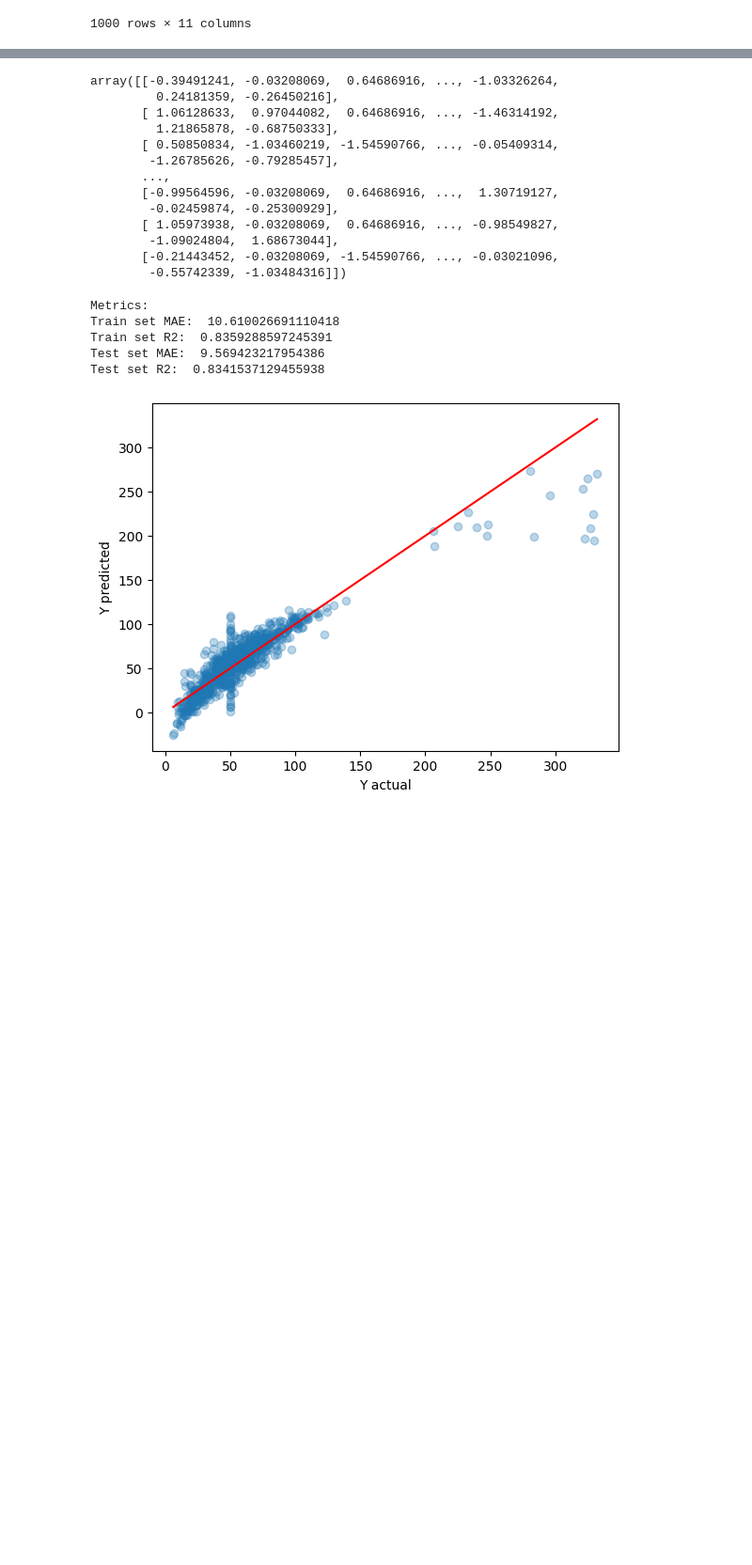
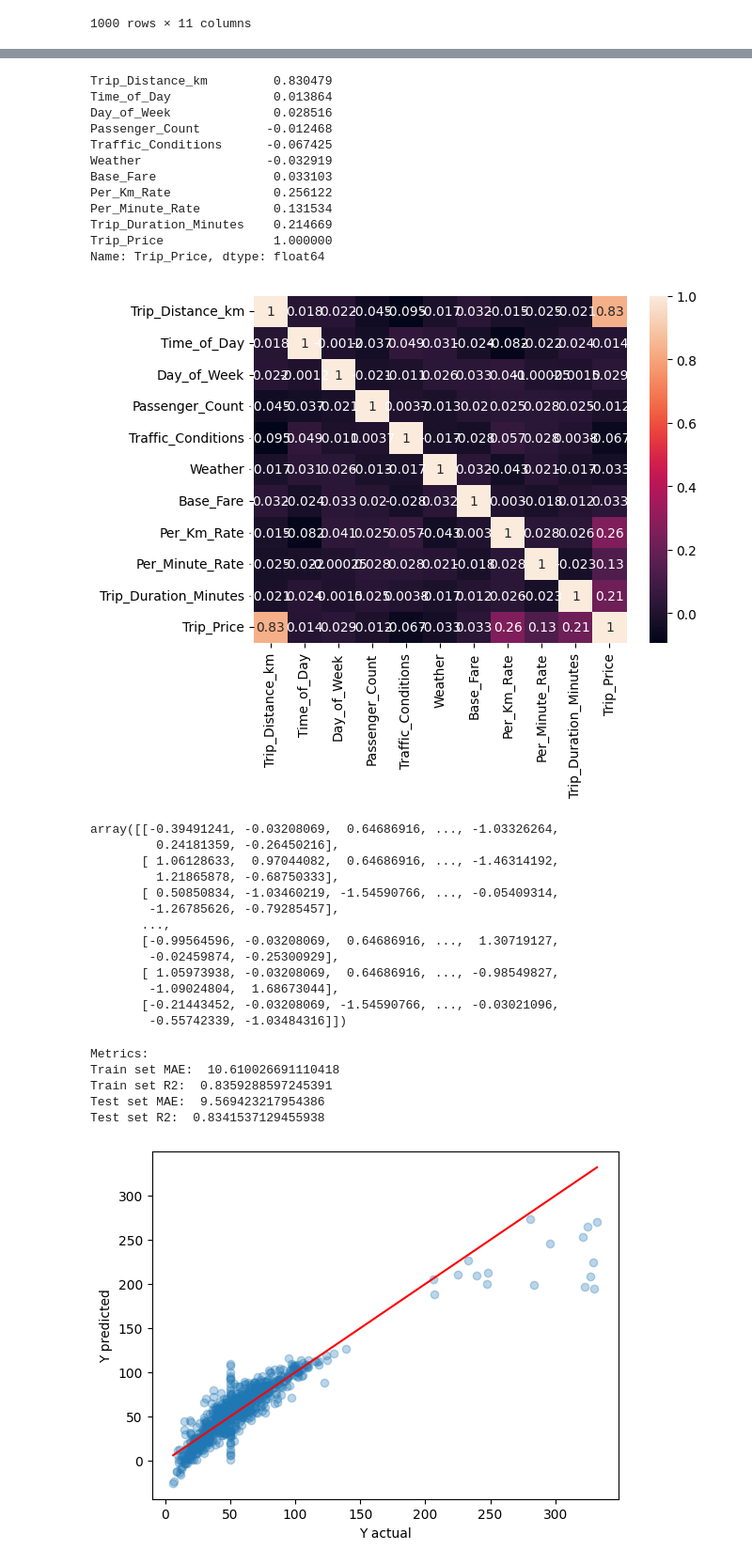
Before and after one commit to TheJashShah/Machine-Learning, a Jupyter notebook: Projects/Taxi-Price-Predictor/taxi_price_predictor.ipynb, the cells around one changed output, grey strips where cells are left out. Shown: that part at 94% size. Cells and saved outputs as stored; diff of their text form; code cells hidden in the pictures; blank space fills up the shorter version.

```diff
--- a/Projects/Taxi-Price-Predictor/taxi_price_predictor.ipynb
+++ b/Projects/Taxi-Price-Predictor/taxi_price_predictor.ipynb
@@ -241,3 +257,23 @@ data
+# %%
+import seaborn as sb
+
+print(data.corr()['Trip_Price'])
+
+plot = sb.heatmap(data.corr(), annot=True)
+# %% [output]
+Trip_Distance_km         0.830479
+Time_of_Day              0.013864
+Day_of_Week              0.028516
+Passenger_Count         -0.012468
+Traffic_Conditions      -0.067425
+Weather                 -0.032919
+Base_Fare                0.033103
+Per_Km_Rate              0.256122
+Per_Minute_Rate          0.131534
+Trip_Duration_Minutes    0.214669
+Trip_Price               1.000000
+Name: Trip_Price, dtype: float64
+[figure, added]
 # %%
 from sklearn.preprocessing import StandardScaler
 
```
Also changed, not shown: parts of 1 cell of this notebook.
